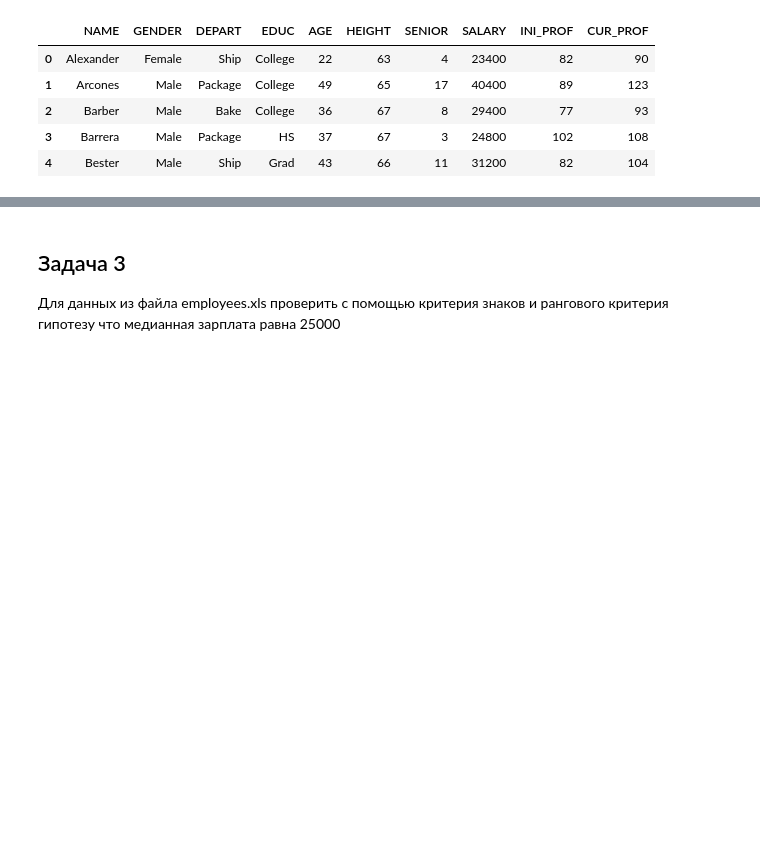
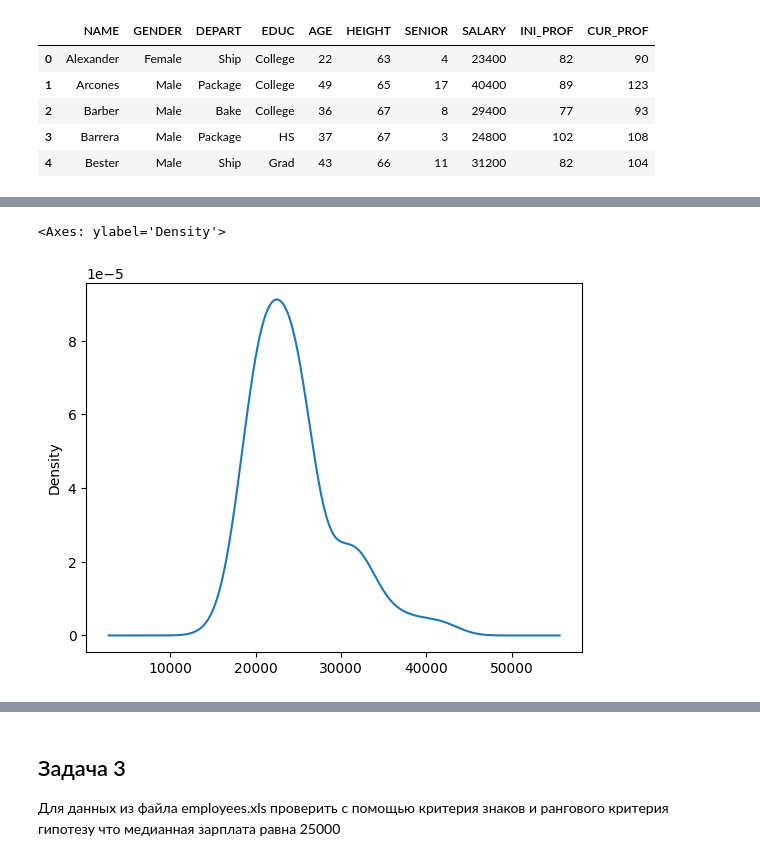
Before and after one commit to semwett0301/stat-ml-labs, a Jupyter notebook: statistic-course/math_stat_4.ipynb, the cells around one changed output, grey strips where cells are left out. Saved outputs shown, nothing was run; the diff lists cells and outputs as text; code cells hidden in the pictures; blank space fills up the shorter version.

```diff
--- a/statistic-course/math_stat_4.ipynb
+++ b/statistic-course/math_stat_4.ipynb
@@ -80,0 +140,5 @@ df.head()
+# %%
+df['SALARY'].plot.kde()
+# %% [output]
+<Axes: ylabel='Density'>
+[figure, added]
```
Also changed, not shown: parts of 46 cells of this notebook.
